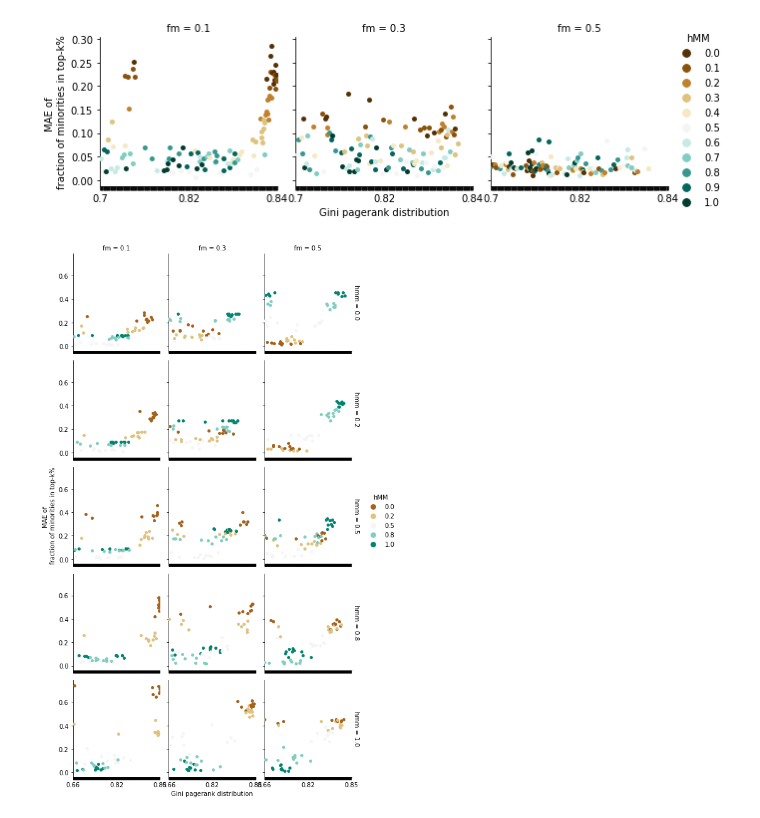
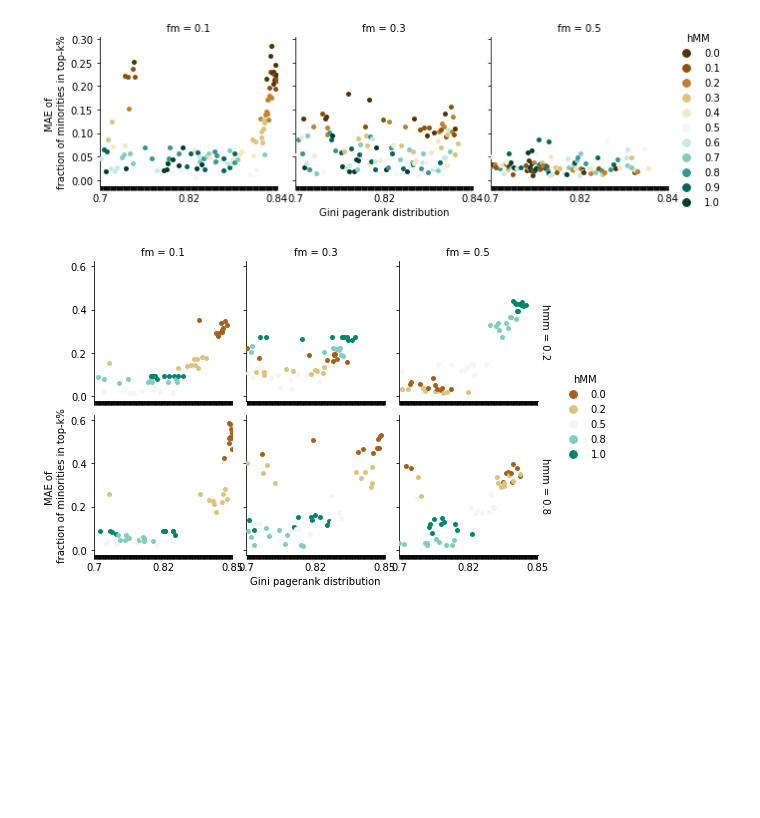
Before and after one commit to gesiscss/Homophilic_Directed_ScaleFree_Networks, a Jupyter notebook: notebooks/5_paper.ipynb, the cells around one changed output. Drawn from its saved outputs; the diff is of its cells as text; code cells hidden in the pictures; blank space fills up the shorter version.

Commit message:
updating notebook # 5 with plots

```diff
--- a/notebooks/5_paper.ipynb
+++ b/notebooks/5_paper.ipynb
@@ -157,6 +131,6 @@ viz.plot_vh_inequalities_synthetic(df_rank_synthetic_metric, sym=True, fn=fn)
 [figure]
 # %%
 fn = None #os.path.join(PLOTS, 'vh_inequalities_{}_synthetic_{}_asym.pdf'.format(metric,model))
-viz.plot_vh_inequalities_synthetic(df_rank_synthetic_metric, sym=False, fn=fn)
+viz.plot_vh_inequalities_synthetic(df_rank_synthetic_metric.query("hmm in [0.2,0.8]"), sym=False, fn=fn)
 # %% [output]
-[figure, old version]
+[figure, new version]
```
Also changed, not shown: parts of 5 cells of this notebook.
